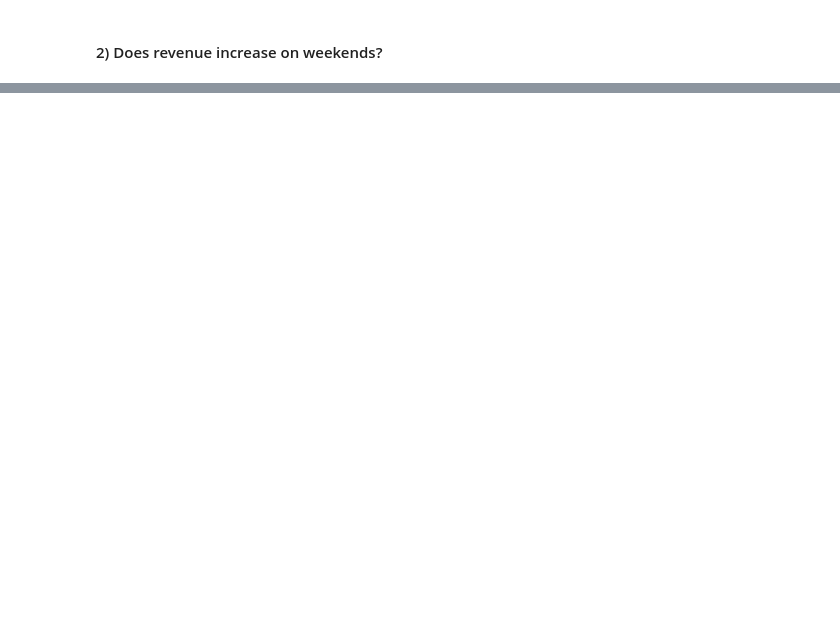
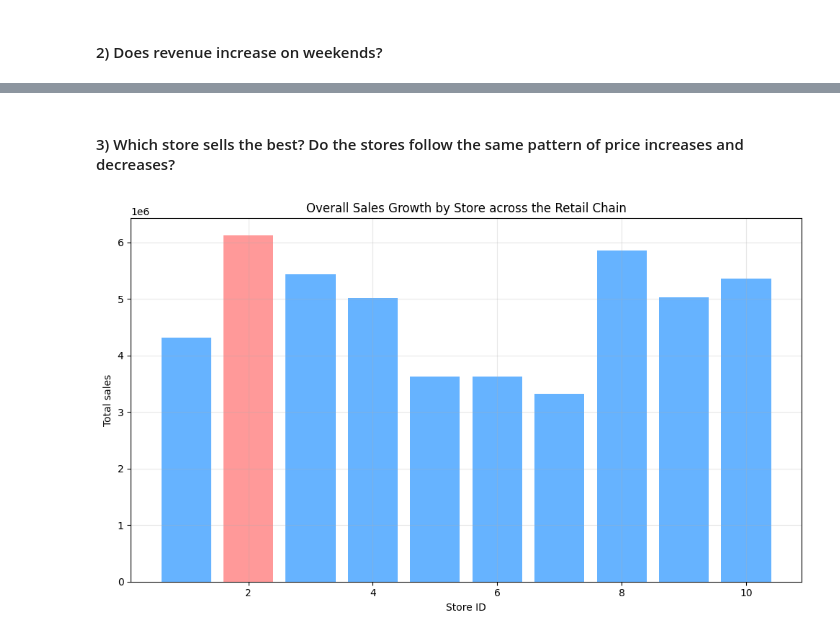
Before and after one commit to trhkimngan22/Inventory-Optimization-for-Retail-Chain, a Jupyter notebook: src/notebook.ipynb, the cells around one changed output, grey strips where cells are left out. Cells and saved outputs as stored; diff of their text form; code cells hidden in the pictures; blank space fills up the shorter version.

```diff
--- a/src/notebook.ipynb
+++ b/src/notebook.ipynb
@@ -227,0 +247,16 @@ The chart shows the sales trend across 12 months:
+# %% [markdown]
+#### 3) Which store sells the best? Do the stores follow the same pattern of price increases and decreases?
+# %%
+x = df['store'].unique()
+y = df['sales'].groupby(df['store']).sum()
+colors = ['#ff9999' if value == max(y) else '#66b3ff' for value in y] # Pop out the max value color
+plt.figure(figsize=(10, 6))
+plt.bar(x, y, color=colors)
+plt.xlabel('Store ID')
+plt.ylabel('Total sales')
+plt.title('Overall Sales Growth by Store across the Retail Chain')
+plt.grid(True, alpha=0.3)
+plt.tight_layout()
+plt.show()
+# %% [output]
+[figure, added]
```
Also changed, not shown: parts of 4 cells of this notebook.
